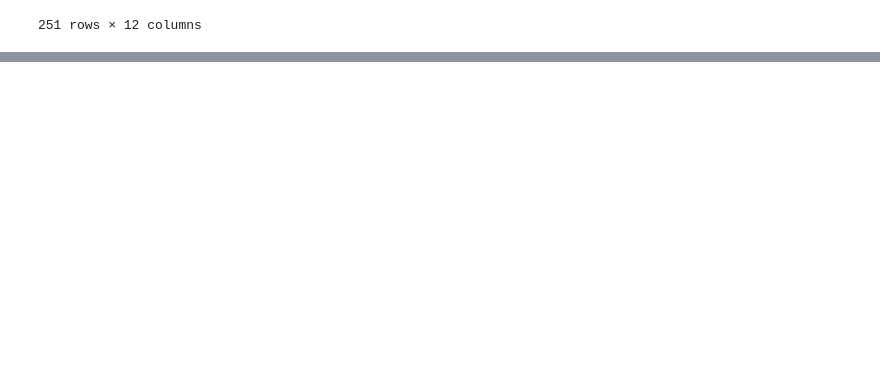
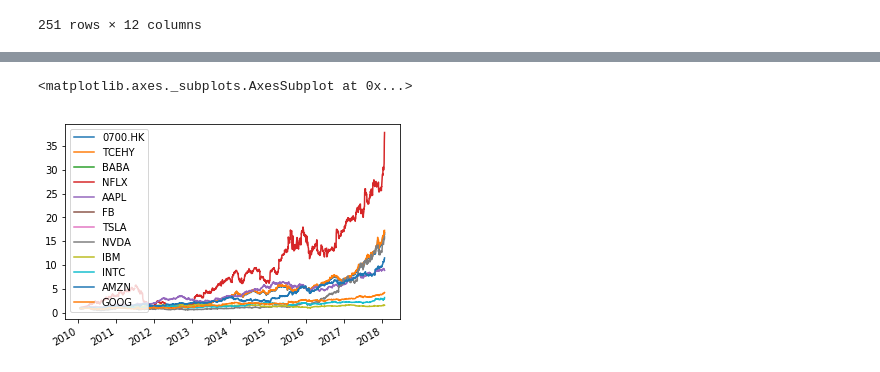
Before and after one commit to Oadegbite/Projects, a Jupyter notebook: UdacityFinacialCourse/TestBox.ipynb, the cells around one changed output, grey strips where cells are left out. Cells and saved outputs as stored; diff of their text form; code cells hidden in the pictures; blank space fills up the shorter version.

```diff
--- a/UdacityFinacialCourse/TestBox.ipynb
+++ b/UdacityFinacialCourse/TestBox.ipynb
@@ -397,0 +448,7 @@ df
+# %%
+testdef = testdf/testdf.iloc[0]
+# %%
+testdef.plot()
+# %% [output]
+<matplotlib.axes._subplots.AxesSubplot at 0x...>
+[figure, added]
```
Also changed, not shown: parts of 60 cells of this notebook, 2 other files.
